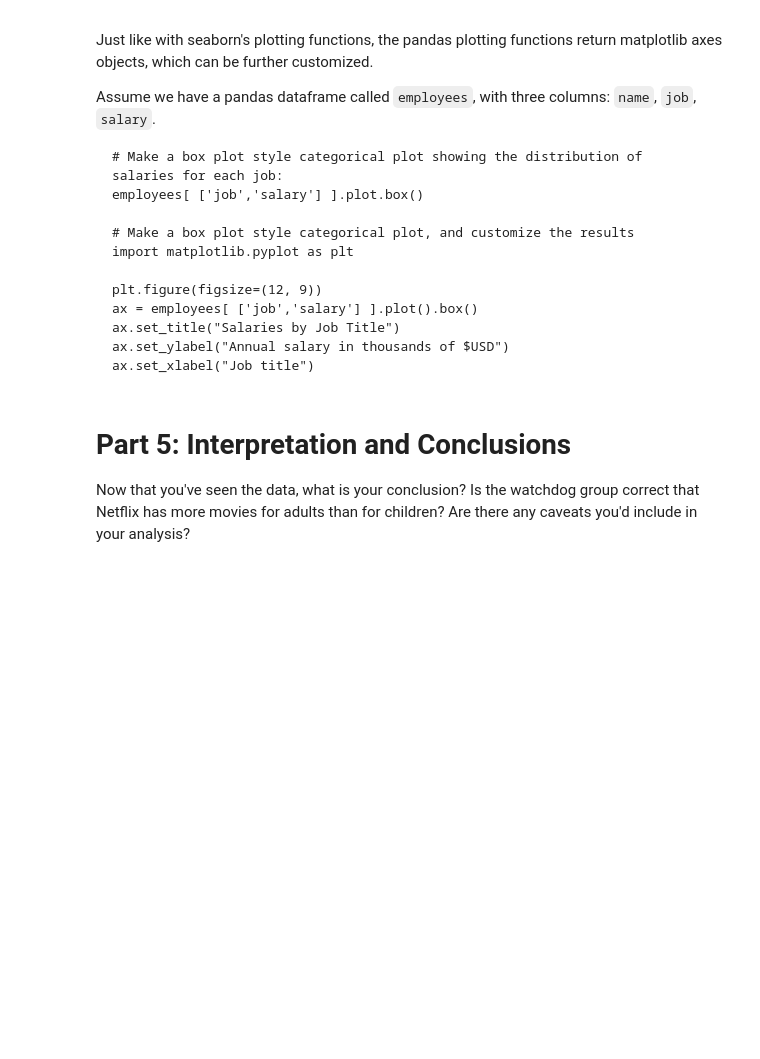
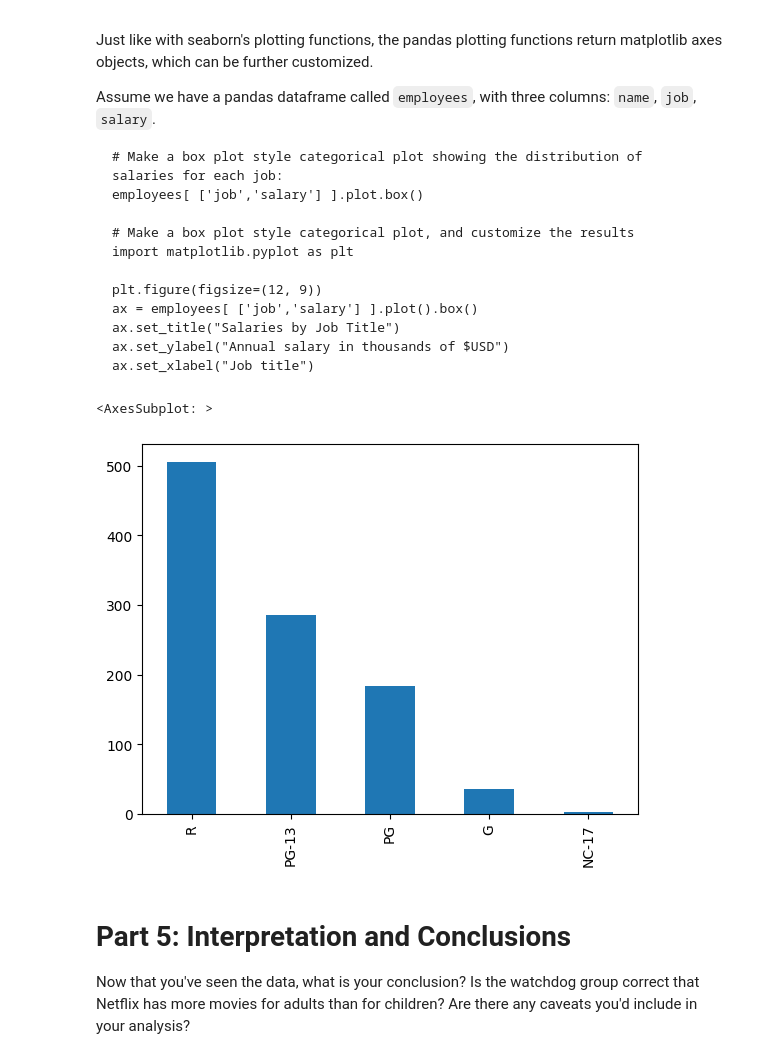
Before and after one commit to Ortega-Dan/machineLearningStart, a Jupyter notebook: w01/Exploration_01.ipynb, the cells around one changed output. Saved outputs shown, nothing was run; the diff lists cells and outputs as text; code cells hidden in the pictures; blank space fills up the shorter version.

```diff
--- a/w01/Exploration_01.ipynb
+++ b/w01/Exploration_01.ipynb
@@ -270,7 +270,11 @@ Assume we have a pandas dataframe called `employees`, with three columns: `name`
 # %%
 # Use pandas' built in plotting functions to create a count plot comparing the count of each movie rating
 # This will be a little trickier than the other libraries, but one hint is that the pandas value_counts() function
 # actually returns a dataframe.
+mpaaMovies["rating"].value_counts().plot.bar()
+# %% [output]
+<AxesSubplot: >
+[figure, added]
 # %% [markdown]
 # Part 5: Interpretation and Conclusions
 
```
Also changed, not shown: parts of 2 cells of this notebook.
